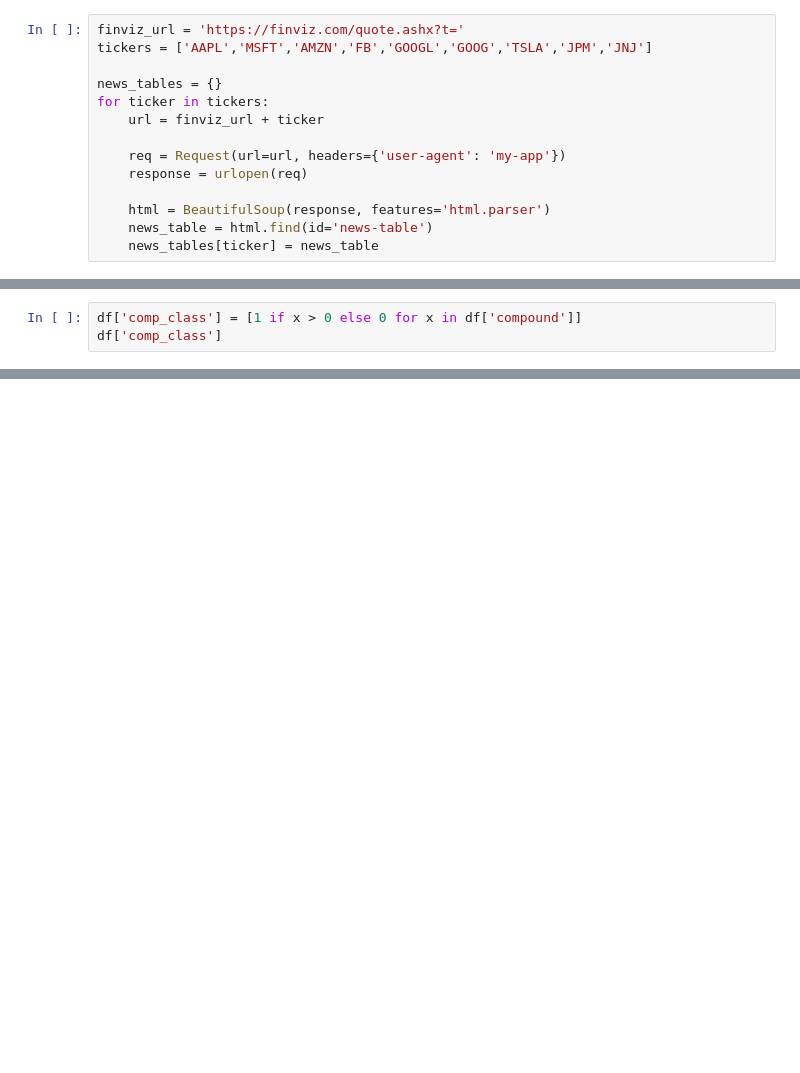
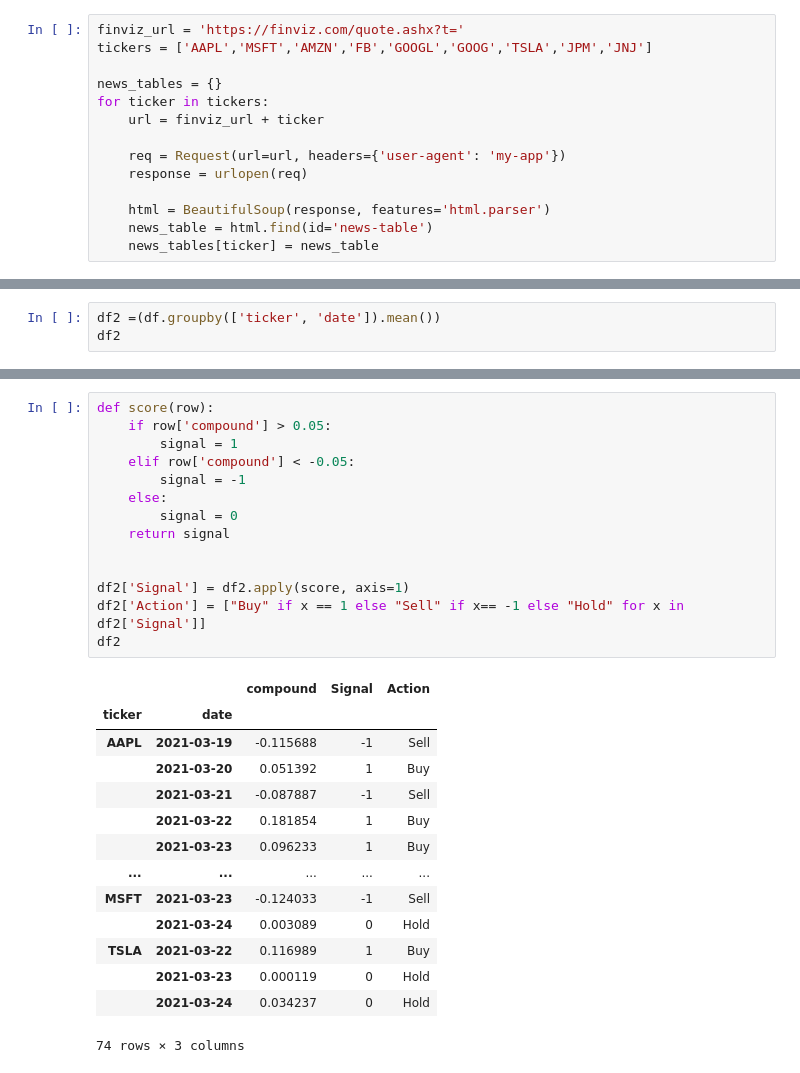
Before and after one commit to tlbrown2/BOT_Time, a Jupyter notebook: bot_sentiment.ipynb, the cells around one changed output, grey strips where cells are left out. Saved outputs shown, nothing was run; the diff lists cells and outputs as text; blank space fills up the shorter version.

Commit message:
created function for signal and action

```diff
--- a/bot_sentiment.ipynb
+++ b/bot_sentiment.ipynb
@@ -121,3 +111,0 @@ plt.show()
-# %%
-df['comp_class'] = [1 if x > 0 else 0 for x in df['compound']]
-df['comp_class']
@@ -523,0 +130,3 @@ roc_df_test_rnn.plot(
+# %%
+df2 =(df.groupby(['ticker', 'date']).mean())
+df2
@@ -523,0 +148,29 @@ roc_df_test_rnn.plot(
+# %%
+def score(row):
+    if row['compound'] > 0.05:
+        signal = 1
+    elif row['compound'] < -0.05:
+        signal = -1
+    else:
+        signal = 0
+    return signal
+
+
+df2['Signal'] = df2.apply(score, axis=1)
+df2['Action'] = ["Buy" if x == 1 else "Sell" if x== -1 else "Hold" for x in df2['Signal']]
+df2
+# %% [output]
+|  |  | compound | Signal | Action |
+| ticker | date |  |  |  |
+| AAPL | 2021-03-19 | -0.115688 | -1 | Sell |
+|  | 2021-03-20 | 0.051392 | 1 | Buy |
+|  | 2021-03-21 | -0.087887 | -1 | Sell |
+|  | 2021-03-22 | 0.181854 | 1 | Buy |
+|  | 2021-03-23 | 0.096233 | 1 | Buy |
+| ... | ... | ... | ... | ... |
+| MSFT | 2021-03-23 | -0.124033 | -1 | Sell |
+|  | 2021-03-24 | 0.003089 | 0 | Hold |
+| TSLA | 2021-03-22 | 0.116989 | 1 | Buy |
+|  | 2021-03-23 | 0.000119 | 0 | Hold |
+|  | 2021-03-24 | 0.034237 | 0 | Hold |
+74 rows × 3 columns
```
Also changed, not shown: parts of 52 cells of this notebook.
